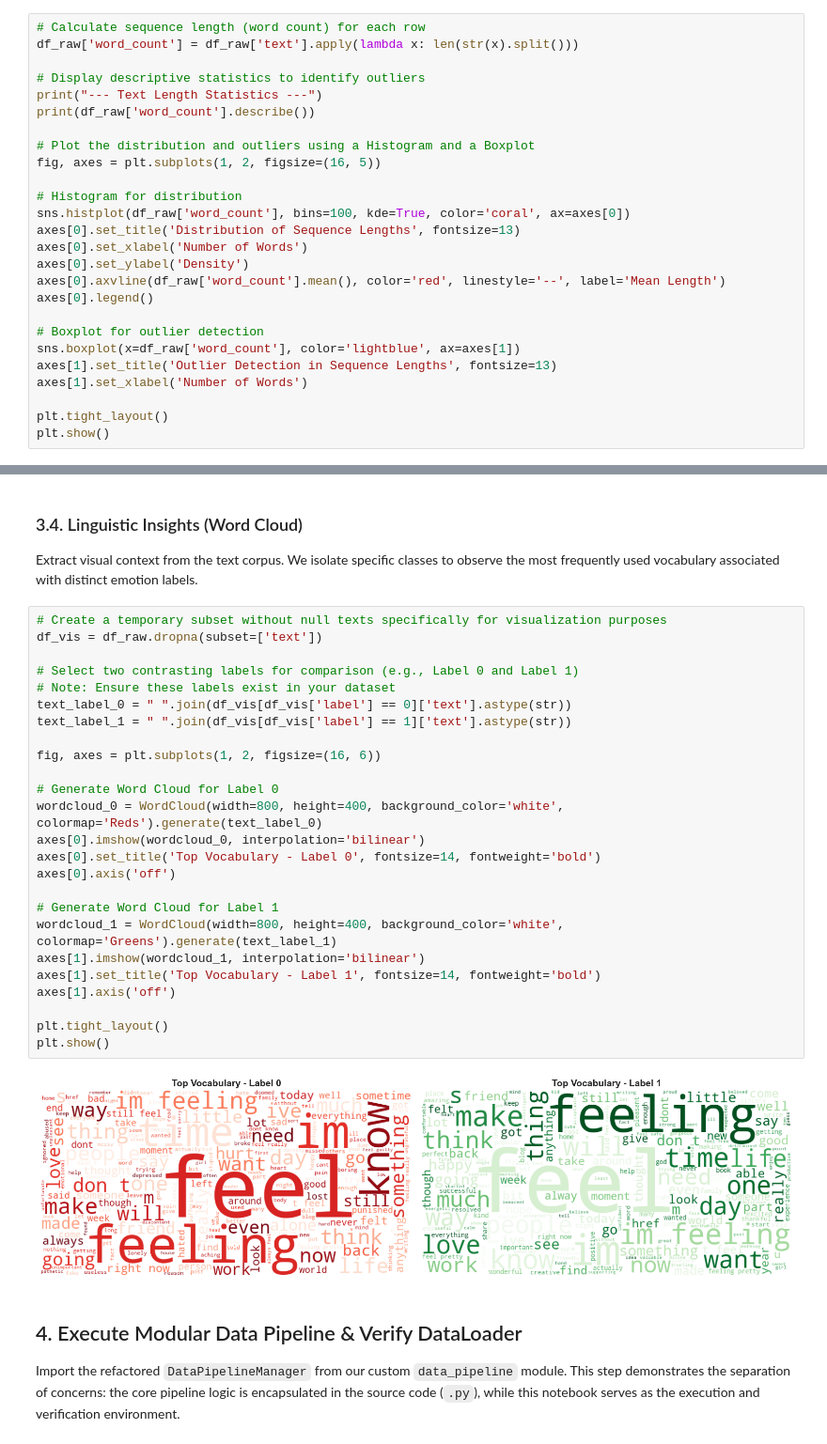
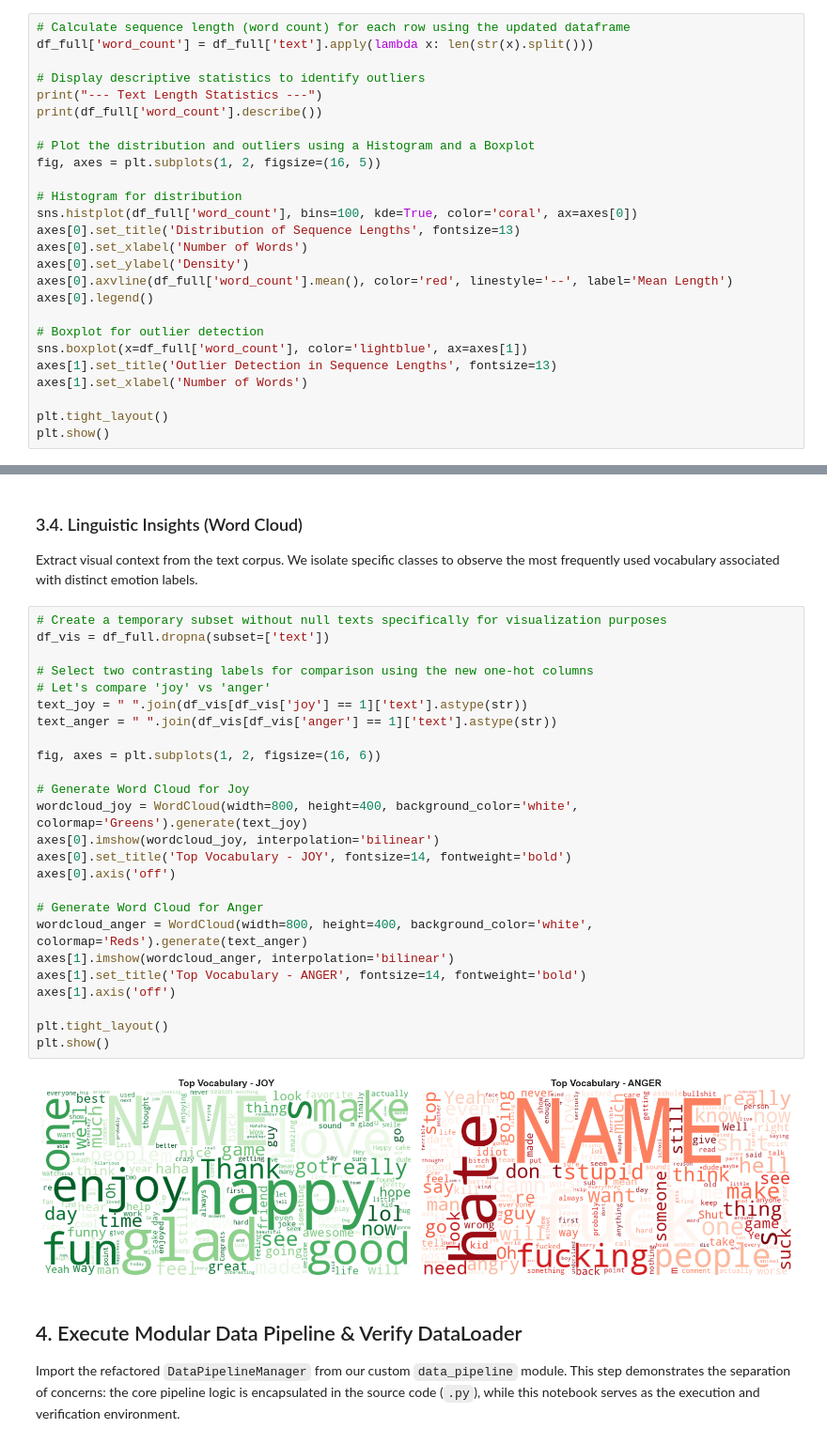
Before and after one commit to anhthi-1811/nlp-emotion-classification, a Jupyter notebook: src/01_Data_Pipeline_and_EDA.ipynb, the cells around one changed output, grey strips where cells are left out. Shown at 94% size. Cells and saved outputs as stored; diff of their text form.

```diff
--- a/src/01_Data_Pipeline_and_EDA.ipynb
+++ b/src/01_Data_Pipeline_and_EDA.ipynb
@@ -89,26 +121,26 @@ Passing `palette` without assigning `hue` is deprecated and will be removed in v
 ### 3.3. Text Sequence Length & Outlier Analysis
 Calculate the word count for each text sequence to determine the optimal `max_length` parameter for tokenization (e.g., BERT or LSTM padding/truncation).
 # %%
-# Calculate sequence length (word count) for each row
-df_raw['word_count'] = df_raw['text'].apply(lambda x: len(str(x).split()))
+# Calculate sequence length (word count) for each row using the updated dataframe
+df_full['word_count'] = df_full['text'].apply(lambda x: len(str(x).split()))
 
 # Display descriptive statistics to identify outliers
 print("--- Text Length Statistics ---")
-print(df_raw['word_count'].describe())
+print(df_full['word_count'].describe())
 
 # Plot the distribution and outliers using a Histogram and a Boxplot
 fig, axes = plt.subplots(1, 2, figsize=(16, 5))
 
 # Histogram for distribution
-sns.histplot(df_raw['word_count'], bins=100, kde=True, color='coral', ax=axes[0])
+sns.histplot(df_full['word_count'], bins=100, kde=True, color='coral', ax=axes[0])
 axes[0].set_title('Distribution of Sequence Lengths', fontsize=13)
 axes[0].set_xlabel('Number of Words')
 axes[0].set_ylabel('Density')
-axes[0].axvline(df_raw['word_count'].mean(), color='red', linestyle='--', label='Mean Length')
+axes[0].axvline(df_full['word_count'].mean(), color='red', linestyle='--', label='Mean Length')
 axes[0].legend()
 
 # Boxplot for outlier detection
-sns.boxplot(x=df_raw['word_count'], color='lightblue', ax=axes[1])
+sns.boxplot(x=df_full['word_count'], color='lightblue', ax=axes[1])
 axes[1].set_title('Outlier Detection in Sequence Lengths', fontsize=13)
 axes[1].set_xlabel('Number of Words')
 
@@ -131,31 +163,31 @@ Name: word_count, dtype: float64
 Extract visual context from the text corpus. We isolate specific classes to observe the most frequently used vocabulary associated with distinct emotion labels.
 # %%
 # Create a temporary subset without null texts specifically for visualization purposes
-df_vis = df_raw.dropna(subset=['text'])
+df_vis = df_full.dropna(subset=['text'])
 
-# Select two contrasting labels for comparison (e.g., Label 0 and Label 1)
-# Note: Ensure these labels exist in your dataset
-text_label_0 = " ".join(df_vis[df_vis['label'] == 0]['text'].astype(str))
-text_label_1 = " ".join(df_vis[df_vis['label'] == 1]['text'].astype(str))
+# Select two contrasting labels for comparison using the new one-hot columns
+# Let's compare 'joy' vs 'anger'
+text_joy = " ".join(df_vis[df_vis['joy'] == 1]['text'].astype(str))
+text_anger = " ".join(df_vis[df_vis['anger'] == 1]['text'].astype(str))
 
 fig, axes = plt.subplots(1, 2, figsize=(16, 6))
 
-# Generate Word Cloud for Label 0
-wordcloud_0 = WordCloud(width=800, height=400, background_color='white', colormap='Reds').generate(text_label_0)
-axes[0].imshow(wordcloud_0, interpolation='bilinear')
-axes[0].set_title('Top Vocabulary - Label 0', fontsize=14, fontweight='bold')
+# Generate Word Cloud for Joy
+wordcloud_joy = WordCloud(width=800, height=400, background_color='white', colormap='Greens').generate(text_joy)
+axes[0].imshow(wordcloud_joy, interpolation='bilinear')
+axes[0].set_title('Top Vocabulary - JOY', fontsize=14, fontweight='bold')
 axes[0].axis('off')
 
-# Generate Word Cloud for Label 1
-wordcloud_1 = WordCloud(width=800, height=400, background_color='white', colormap='Greens').generate(text_label_1)
-axes[1].imshow(wordcloud_1, interpolation='bilinear')
-axes[1].set_title('Top Vocabulary - Label 1', fontsize=14, fontweight='bold')
+# Generate Word Cloud for Anger
+wordcloud_anger = WordCloud(width=800, height=400, background_color='white', colormap='Reds').generate(text_anger)
+axes[1].imshow(wordcloud_anger, interpolation='bilinear')
+axes[1].set_title('Top Vocabulary - ANGER', fontsize=14, fontweight='bold')
 axes[1].axis('off')
 
 plt.tight_layout()
 plt.show()
 # %% [output]
-[figure, old version]
+[figure, new version]
 # %% [markdown]
 ## 4. Execute Modular Data Pipeline & Verify DataLoader
 Import the refactored `DataPipelineManager` from our custom `data_pipeline` module. This step demonstrates the separation of concerns: the core pipeline logic is encapsulated in the source code (`.py`), while this notebook serves as the execution and verification environment.
```
Also changed, not shown: parts of 6 cells of this notebook, 7 other files.
